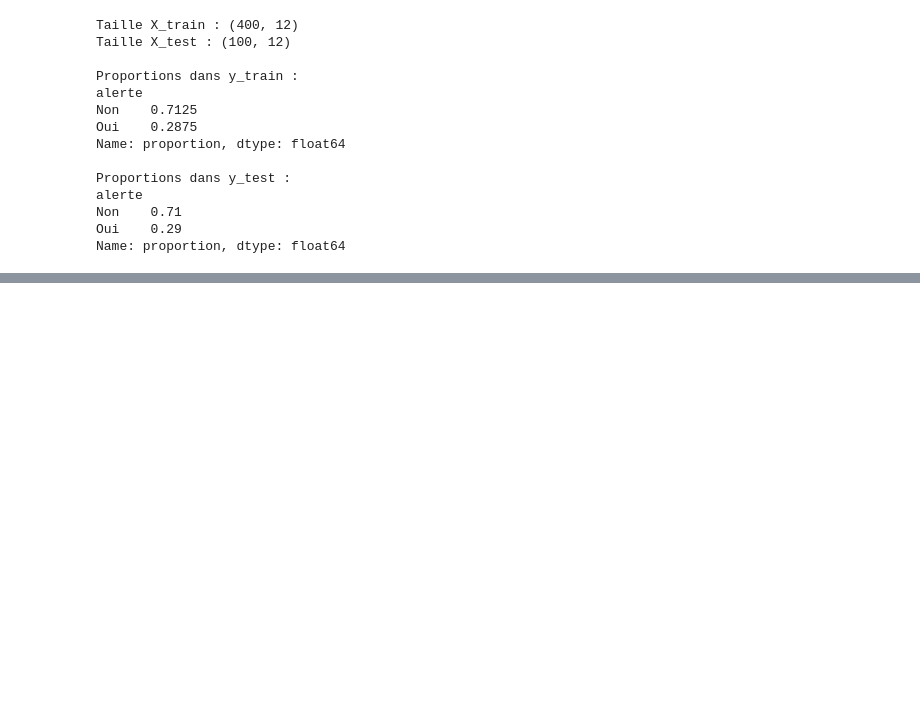
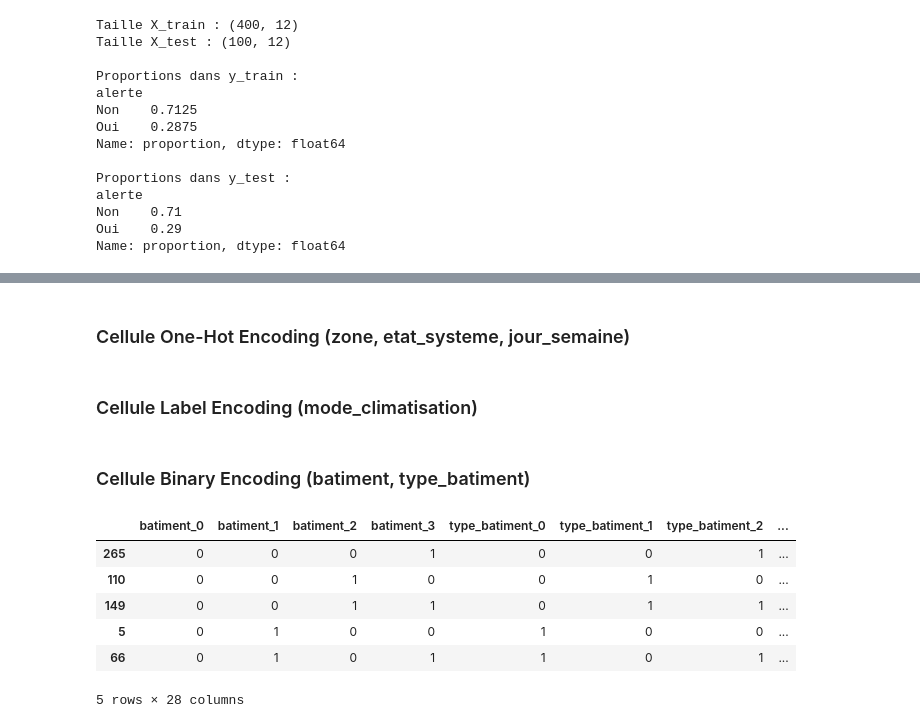
Before and after one commit to Fattimm/atelier_prepa_donnees_tab-, a Jupyter notebook: notebooks/atelier_prepa_donnees_tab.ipynb, the cells around one changed output, grey strips where cells are left out. Drawn from its saved outputs; the diff is of its cells as text; code cells hidden in the pictures; blank space fills up the shorter version.

Commit message:
Partie 4 : encodage des variables catégorielles (One-Hot pour zone/etat_systeme/jour_semaine, Label Encoding pour mode_climatisation, Binary Encoding pour batiment/type_batiment)

```diff
--- a/notebooks/atelier_prepa_donnees_tab.ipynb
+++ b/notebooks/atelier_prepa_donnees_tab.ipynb
@@ -717,0 +751,32 @@ Name: proportion, dtype: float64
+# %% [markdown]
+### Cellule One-Hot Encoding (zone, etat_systeme, jour_semaine)
+# %%
+# pd.get_dummies() crée une colonne binaire (0/1) par catégorie
+X_train = pd.get_dummies(X_train, columns=['zone', 'etat_systeme', 'jour_semaine'])
+X_test = pd.get_dummies(X_test, columns=['zone', 'etat_systeme', 'jour_semaine'])
+# %% [markdown]
+### Cellule Label Encoding (mode_climatisation)
+# %%
+# On définit manuellement l'ordre logique : Eco (faible) < Normal < Boost (élevé)
+ordre_climatisation = {'Eco': 0, 'Normal': 1, 'Boost': 2}
+X_train['mode_climatisation'] = X_train['mode_climatisation'].map(ordre_climatisation)
+X_test['mode_climatisation'] = X_test['mode_climatisation'].map(ordre_climatisation)
+# %% [markdown]
+### Cellule Binary Encoding (batiment, type_batiment)
+# %%
+from category_encoders import BinaryEncoder
+
+# fit sur X_train uniquement, puis on applique (transform) la même transformation à X_test — évite la fuite de données
+encodeur_binaire = BinaryEncoder(cols=['batiment', 'type_batiment'])
+X_train = encodeur_binaire.fit_transform(X_train)
+X_test = encodeur_binaire.transform(X_test)
+
+X_train.head()
+# %% [output]
+|  | batiment_0 | batiment_1 | batiment_2 | batiment_3 | type_batiment_0 | type_batiment_1 | type_batiment_2 | ... |
+| 265 | 0 | 0 | 0 | 1 | 0 | 0 | 1 | ... |
+| 110 | 0 | 0 | 1 | 0 | 0 | 1 | 0 | ... |
+| 149 | 0 | 0 | 1 | 1 | 0 | 1 | 1 | ... |
+| 5 | 0 | 1 | 0 | 0 | 1 | 0 | 0 | ... |
+| 66 | 0 | 1 | 0 | 1 | 1 | 0 | 1 | ... |
+5 rows × 28 columns
```
Also changed, not shown: parts of 4 cells of this notebook.
